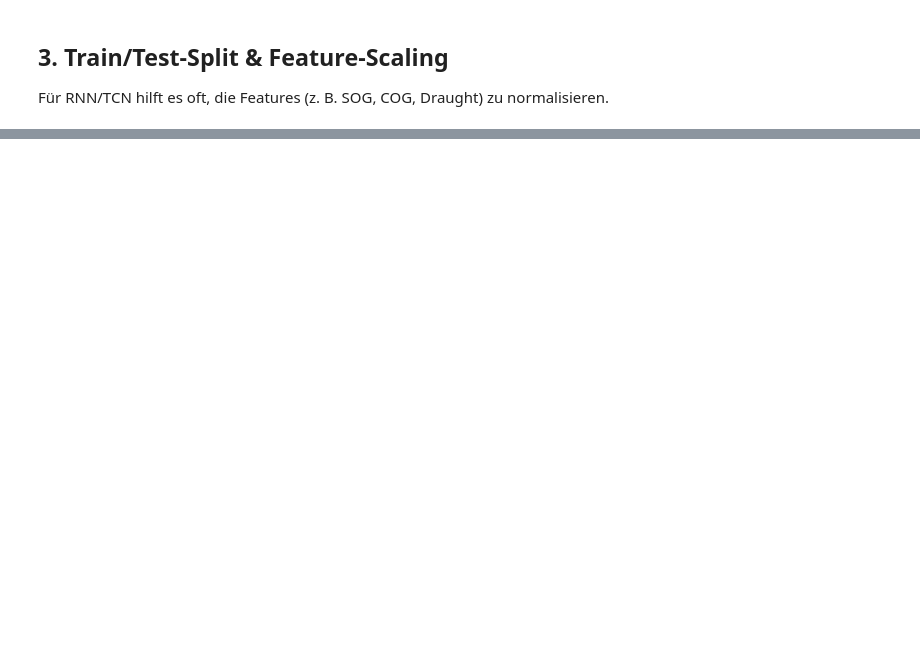
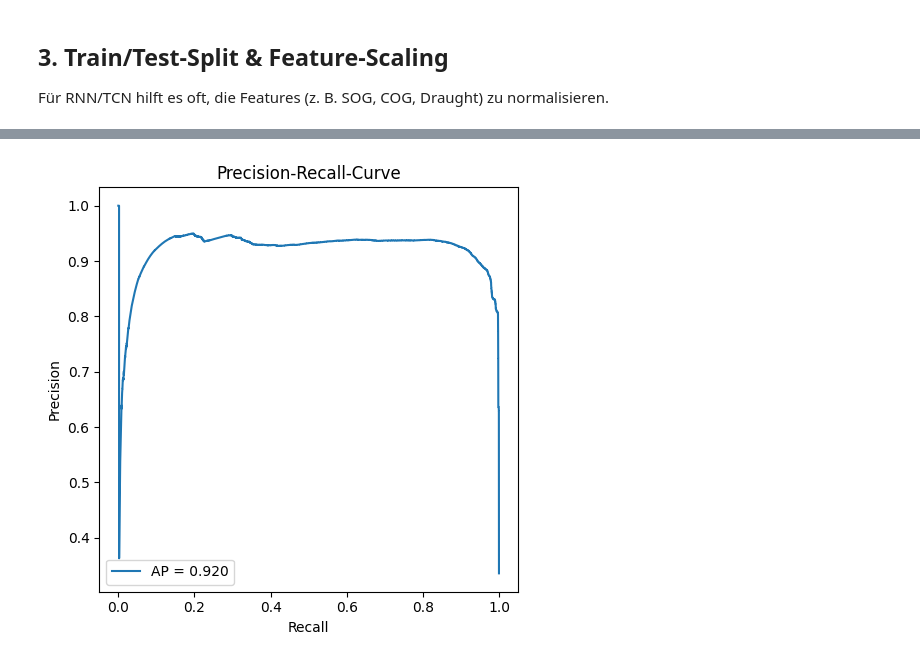
Before and after one commit to AI-lly/plotseamap, a Jupyter notebook: test2.ipynb, the cells around one changed output, grey strips where cells are left out. Cells and saved outputs as stored; diff of their text form; code cells hidden in the pictures; blank space fills up the shorter version.

```diff
--- a/test2.ipynb
+++ b/test2.ipynb
@@ -271,0 +549,12 @@ Für RNN/TCN hilft es oft, die Features (z. B. SOG, COG, Draught) zu normalisier
+# %%
+from sklearn.metrics import precision_recall_curve, average_precision_score
+
+prec, recall, _ = precision_recall_curve(y_test, test_preds)
+ap = average_precision_score(y_test, test_preds)
+
+plt.figure(figsize=(5,5))
+plt.plot(recall, prec, label=f'AP = {ap:.3f}')
+plt.xlabel('Recall'); plt.ylabel('Precision')
+plt.title('Precision-Recall-Curve'); plt.legend(loc='lower left'); plt.tight_layout()
+# %% [output]
+[figure, added]
```
Also changed, not shown: parts of 12 cells of this notebook, 3 other files.
